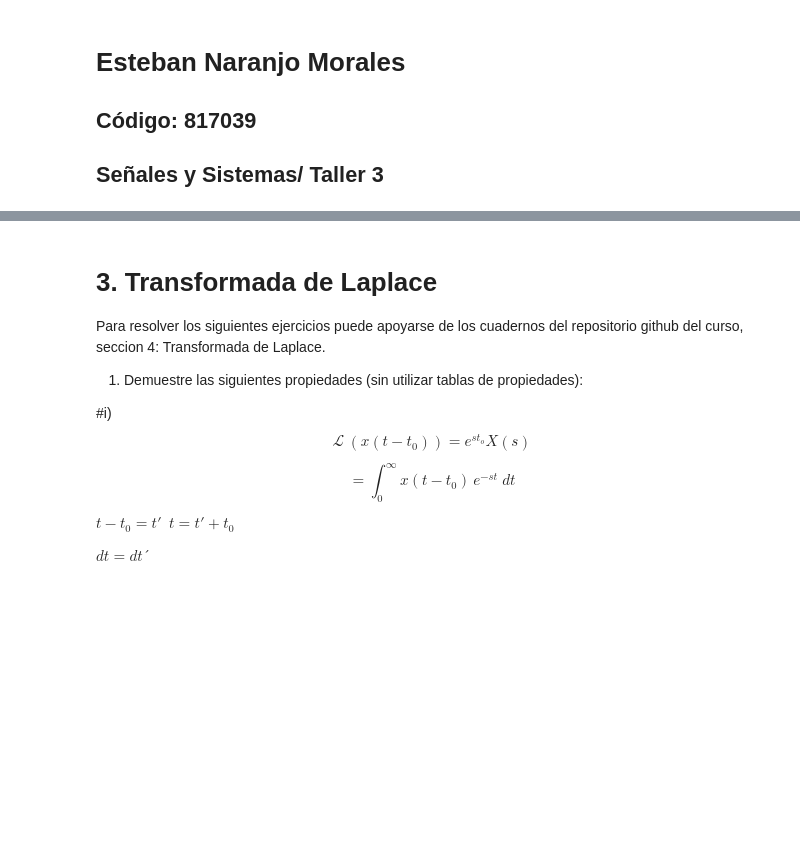
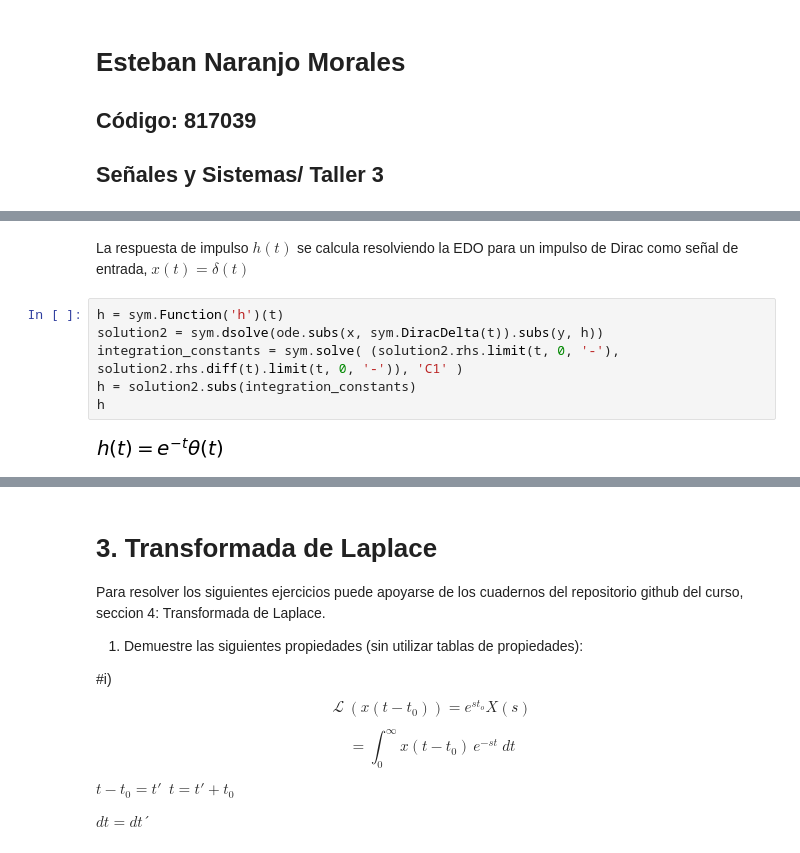
Before and after one commit to enaranjom/SySTaller, a Jupyter notebook: Taller3_EstebanNaranjoM.ipynb, the cells around one changed output, grey strips where cells are left out. Cells and saved outputs as stored; diff of their text form; blank space fills up the shorter version.

```diff
--- a/Taller3_EstebanNaranjoM.ipynb
+++ b/Taller3_EstebanNaranjoM.ipynb
@@ -6,0 +59,10 @@
+# %% [markdown]
+La respuesta de impulso $h(t)$ se calcula resolviendo la EDO para un impulso de Dirac como señal de entrada, $x(t)=\delta(t)$
+# %%
+h = sym.Function('h')(t)
+solution2 = sym.dsolve(ode.subs(x, sym.DiracDelta(t)).subs(y, h))
+integration_constants = sym.solve( (solution2.rhs.limit(t, 0, '-'), solution2.rhs.diff(t).limit(t, 0, '-')), 'C1' )
+h = solution2.subs(integration_constants)
+h
+# %% [output]
+[figure, added]
```
Also changed, not shown: parts of 21 cells of this notebook.
